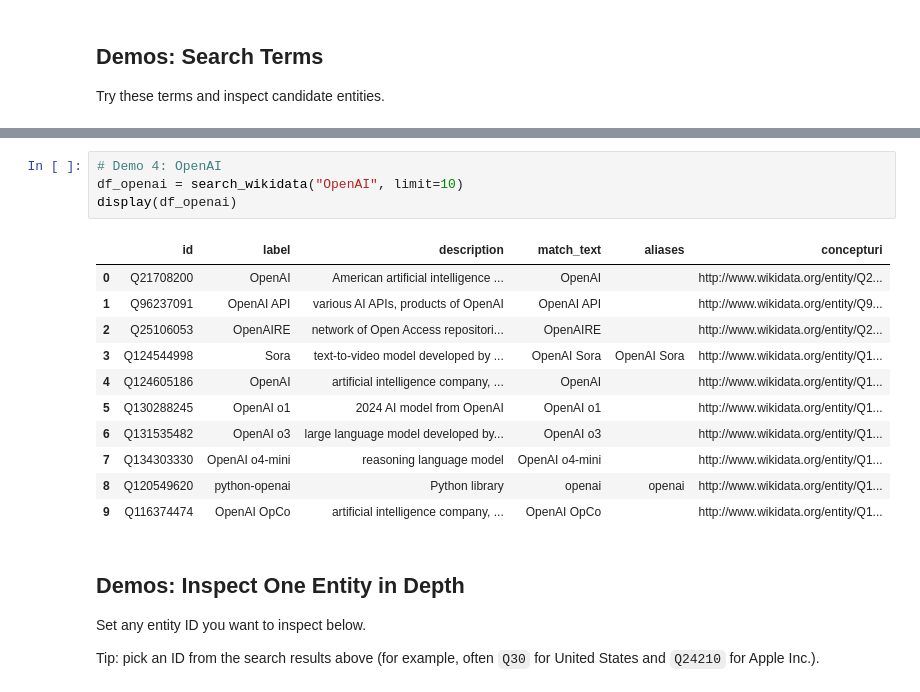
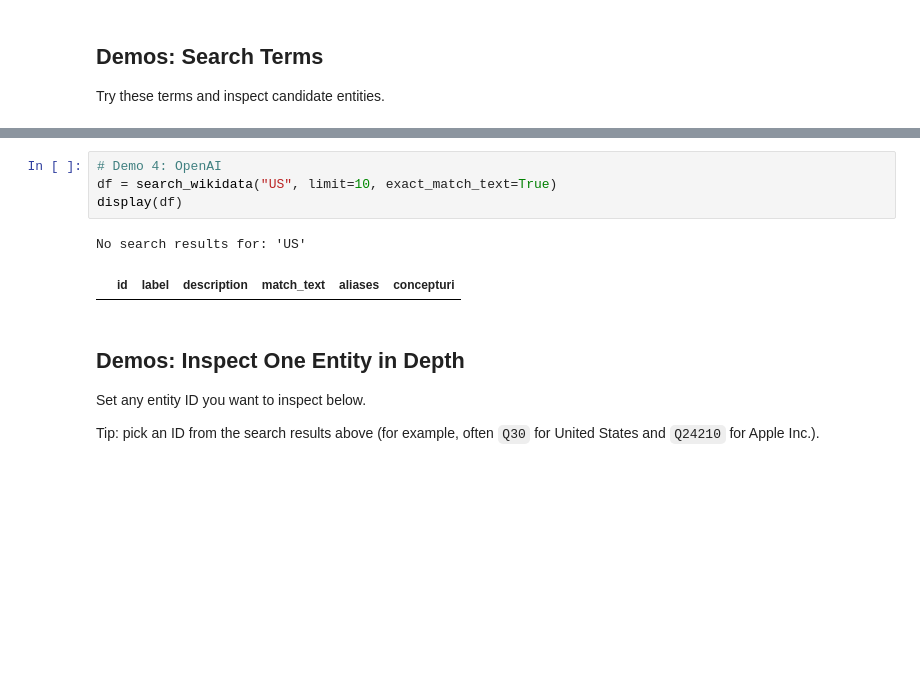
Before and after one commit to YxRicardo/LiteSemRAG, a Jupyter notebook: jupyter_notebooks/explore_wikidata.ipynb, the cells around one changed output, grey strips where cells are left out. Saved outputs shown, nothing was run; the diff lists cells and outputs as text; blank space fills up the shorter version.

```diff
--- a/jupyter_notebooks/explore_wikidata.ipynb
+++ b/jupyter_notebooks/explore_wikidata.ipynb
@@ -544,19 +596,10 @@ display(df_director)
 # %%
 # Demo 4: OpenAI
-df_openai = search_wikidata("OpenAI", limit=10)
-display(df_openai)
+df = search_wikidata("US", limit=10, exact_match_text=True)
+display(df)
 # %% [output]
+No search results for: 'US'
 |  | id | label | description | match_text | aliases | concepturi |
-| 0 | Q21708200 | OpenAI | American artificial intelligence ... | OpenAI |  | http://www.wikidata.org/entity/Q2... |
-| 1 | Q96237091 | OpenAI API | various AI APIs, products of OpenAI | OpenAI API |  | http://www.wikidata.org/entity/Q9... |
-| 2 | Q25106053 | OpenAIRE | network of Open Access repositori... | OpenAIRE |  | http://www.wikidata.org/entity/Q2... |
-| 3 | Q124544998 | Sora | text-to-video model developed by ... | OpenAI Sora | OpenAI Sora | http://www.wikidata.org/entity/Q1... |
-| 4 | Q124605186 | OpenAI | artificial intelligence company, ... | OpenAI |  | http://www.wikidata.org/entity/Q1... |
-| 5 | Q130288245 | OpenAI o1 | 2024 AI model from OpenAI | OpenAI o1 |  | http://www.wikidata.org/entity/Q1... |
-| 6 | Q131535482 | OpenAI o3 | large language model developed by... | OpenAI o3 |  | http://www.wikidata.org/entity/Q1... |
-| 7 | Q134303330 | OpenAI o4-mini | reasoning language model | OpenAI o4-mini |  | http://www.wikidata.org/entity/Q1... |
-| 8 | Q120549620 | python-openai | Python library | openai | openai | http://www.wikidata.org/entity/Q1... |
-| 9 | Q116374474 | OpenAI OpCo | artificial intelligence company, ... | OpenAI OpCo |  | http://www.wikidata.org/entity/Q1... |
 # %% [markdown]
 ## Demos: Inspect One Entity in Depth
 Set any entity ID you want to inspect below.
```
Also changed, not shown: parts of 10 cells of this notebook, 4 other files.
